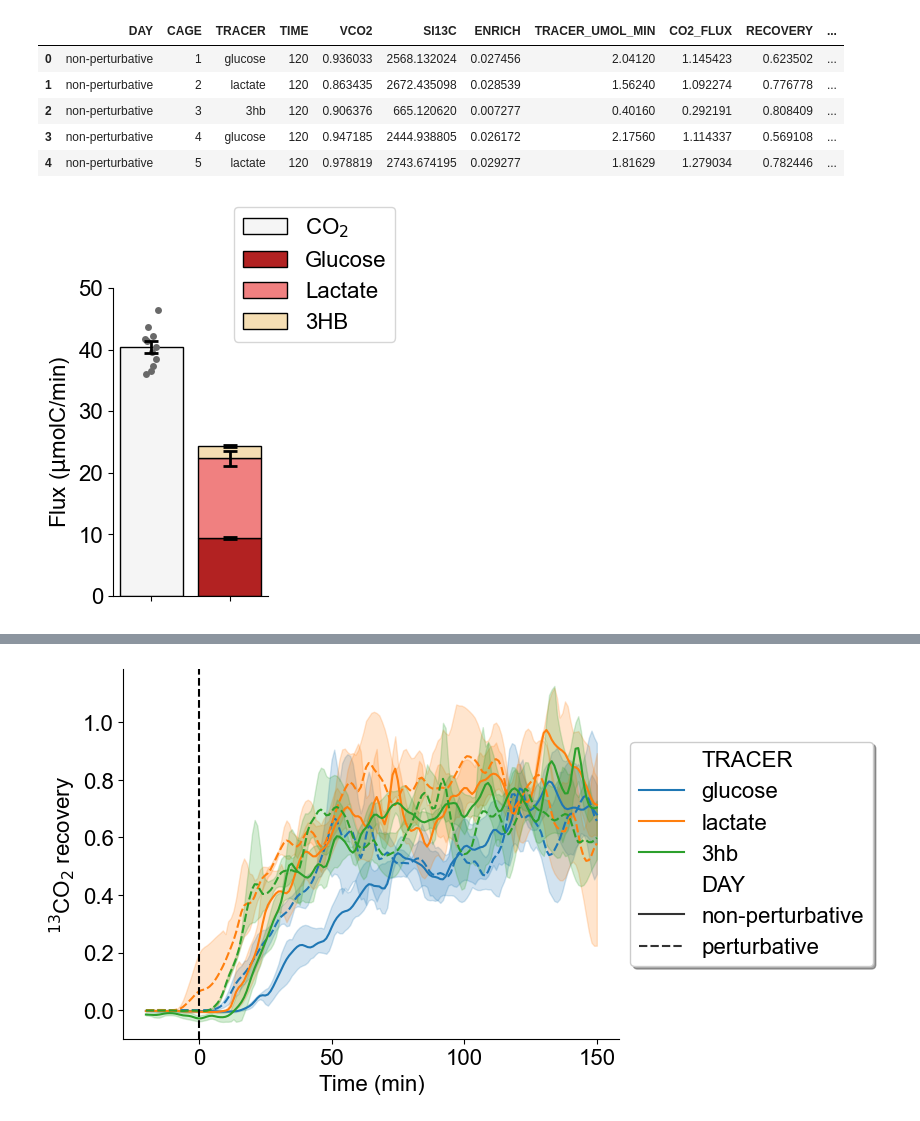
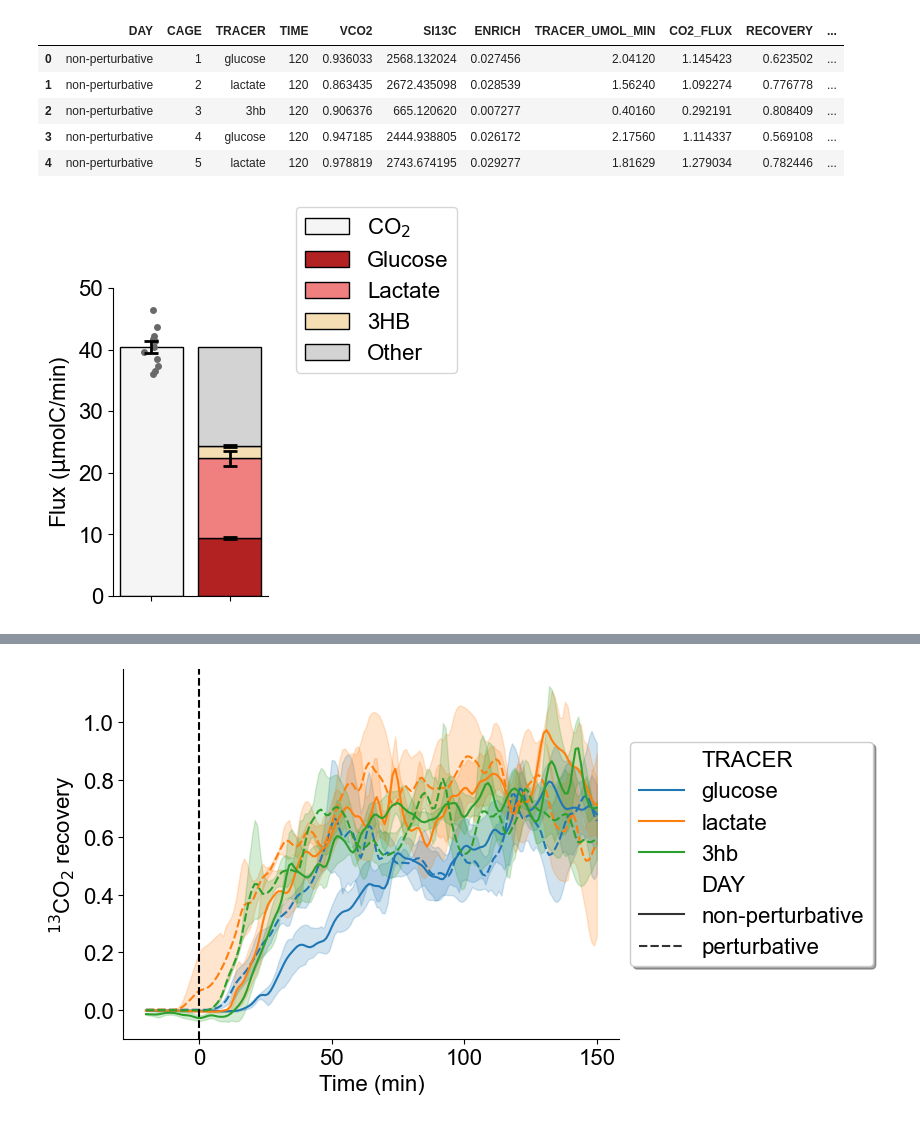
Before and after one commit to weilandtd/competitive_catabolism, a Jupyter notebook: perturbative_infusions/co2_data.ipynb, the cells around one changed output, grey strips where cells are left out. Cells and saved outputs as stored; diff of their text form; code cells hidden in the pictures.

```diff
--- a/perturbative_infusions/co2_data.ipynb
+++ b/perturbative_infusions/co2_data.ipynb
@@ -25,7 +25,7 @@ df = pd.read_csv('./data/co2.csv')
 df.columns = df.columns.str.upper()
 
 # Get cage to tracer meta data
-z = df.groupby(['CAGE', 'DAY','TRACER', 'TRACER_UMOL_MIN']).size().reset_index(name='COUNTS')
+metda_data = df.groupby(['CAGE', 'DAY','TRACER', 'TRACER_UMOL_MIN']).size().reset_index(name='COUNTS')
 
 # Curate data
 # Change Day entries from 2/3 to non-perturbative / perturbative
@@ -639,35 +681,40 @@ plt.errorbar(1, temp_data['ROX'].mean(),
              yerr=temp_data['ROX'].sem(), color='black',
              **errorbar_kwargs)
 bottom += temp_data['ROX'].mean()
 
 temp_data = data[(data['DAY'] == 'non-perturbative') & (data['TRACER'] == 'lactate')]
 plt.bar(1, temp_data['ROX'].mean(), color=colors_met[1], label='Lactate', edgecolor='black', bottom=bottom)
 plt.errorbar(1, temp_data['ROX'].mean() + bottom,
              yerr=temp_data['ROX'].sem(), color='black',
              **errorbar_kwargs)
 bottom += temp_data['ROX'].mean()
 
 temp_data = data[(data['DAY'] == 'non-perturbative') & (data['TRACER'] == '3hb')]
 plt.bar(1, temp_data['ROX'].mean(), color=colors_met[2], label='3HB', edgecolor='black', bottom=bottom)
 plt.errorbar(1, temp_data['ROX'].mean() + bottom,
              yerr=temp_data['ROX'].sem(), color='black',
              **errorbar_kwargs)
+bottom += temp_data['ROX'].mean()
+
+
+other = VCO2[VCO2['DAY'] == 'non-perturbative']['VCO2_UMOL_MIN'].mean() - bottom
+plt.bar(1, other, color='lightgrey', edgecolor='black', bottom=bottom, label='Other')
 
 
 plt.xlabel('')
 plt.ylabel('Flux ($\mathrm{\mu}$molC/min)')
 plt.ylim([0, 50])
 
 # Plot ledgen out ise of plot upper right
-plt.legend(loc='upper center', bbox_to_anchor=(1.3, 1.3), ncol=1)
+plt.legend(loc='upper center', bbox_to_anchor=(1.7, 1.3), ncol=1)
 plt.xticks([0, 1], ['', ''], rotation=0,)
 sns.despine()
 
 
 plt.savefig('./output/CO2_flux_non-perturbative.svg')
 plt.show()
 # %% [output]
-[figure, old version]
+[figure, new version]
 # %%
 # Plot CO2 flux for perturbative infusions
 
```
Also changed, not shown: parts of 21 cells of this notebook, 10 other files.
